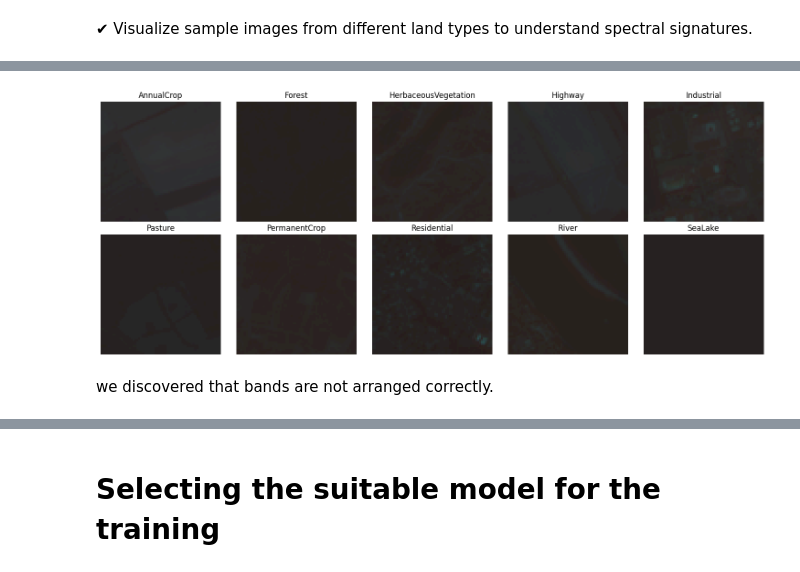
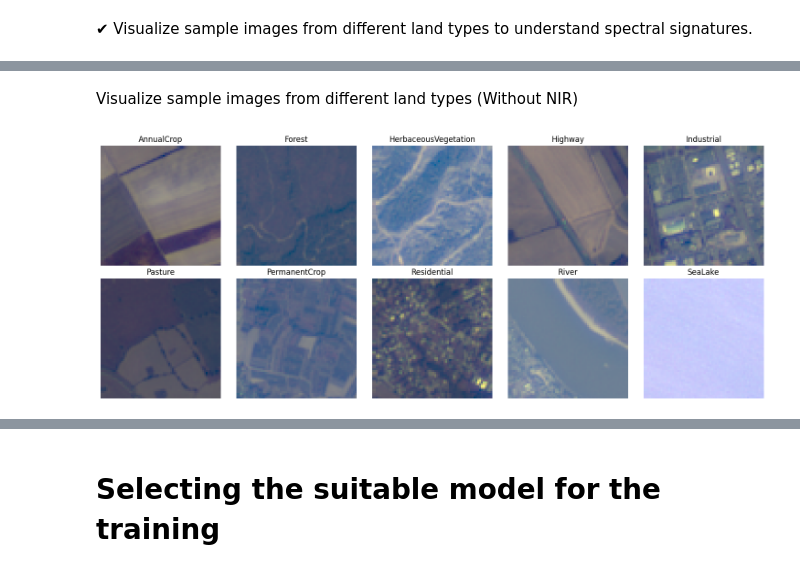
Before and after one commit to ahmed-hazem-1/DEPI-Project--Land-Type-Classification, a Jupyter notebook: 2nd Milestone/2nd_Milestone.ipynb, the cells around one changed output, grey strips where cells are left out. Drawn from its saved outputs; the diff is of its cells as text; code cells hidden in the pictures.

```diff
--- a/2nd Milestone/2nd_Milestone.ipynb
+++ b/2nd Milestone/2nd_Milestone.ipynb
@@ -226,5 +226,4 @@ We Shocked when we found the imgs plot as black.
 # %%
-# Visualize sample images from different land types
 unique_labels = df['Land_Type'].unique()
 num_classes = len(unique_labels)
 
@@ -233,7 +232,7 @@ axes = axes.flatten()
 
 for i, land_type in enumerate(unique_labels[:10]):
     idx = np.where(df['Land_Type'] == land_type)[0][0]
-    image = X[idx, :, :, :3]
+    image = X[idx]
 
     axes[i].imshow(image.astype(np.uint8))
     axes[i].set_title(land_type)
@@ -247,0 +245,18 @@ We Shocked when we found the imgs plot as black, so we made some edits to be mor
+# %%
+unique_labels = df['Land_Type'].unique()
+num_classes = len(unique_labels)
+
+fig, axes = plt.subplots(nrows=2, ncols=5, figsize=(15, 6))
+axes = axes.flatten()
+
+for i, land_type in enumerate(unique_labels[:10]):
+    idx = np.where(df['Land_Type'] == land_type)[0][0]
+    image = X[idx]
+    image = image[:, :,  [2, 1, 0, 3]]  # Convert from BGR to RGB (if needed)     <-------------- this is the code that solved the issue of Unarranged Bands.
+
+    axes[i].imshow(image.astype(np.uint8))
+    axes[i].set_title(land_type)
+    axes[i].axis('off')
+
+plt.tight_layout()
+plt.show()
@@ -248,27 +265,21 @@ We Shocked when we found the imgs plot as black, so we made some edits to be mor
+# %% [markdown]
+Visualize sample images from different land types (Without NIR)
 # %%
+unique_labels = df['Land_Type'].unique()
+num_classes = len(unique_labels)
+
 fig, axes = plt.subplots(nrows=2, ncols=5, figsize=(15, 6))
 axes = axes.flatten()
 
 for i, land_type in enumerate(unique_labels[:10]):
     idx = np.where(df['Land_Type'] == land_type)[0][0]
-    image = X[idx, :, :, :3]
-    #-------------------------------------------------------#
-    if image.max() <= 1.0:
-        image = (image * 255).astype(np.uint8)
-
-    # Apply gamma correction
-    gamma = 2.2
-    image = np.power(image / 255.0, 1/gamma) * 255
-    image = np.clip(image, 0, 255).astype(np.uint8)
-    #-------------------------------------------------------#
-
-    axes[i].imshow(image)
+    image = X[idx, :, :, :4]
+    image = image[:, :,  [2, 1, 0]]
+    axes[i].imshow(image.astype(np.uint8))
     axes[i].set_title(land_type)
     axes[i].axis('off')
 
 plt.tight_layout()
 plt.show()
 # %% [output]
-[figure, old version]
+[figure, new version]
-# %% [markdown]
-we discovered  that bands are not arranged correctly.
```
Also changed, not shown: parts of 14 cells of this notebook.
